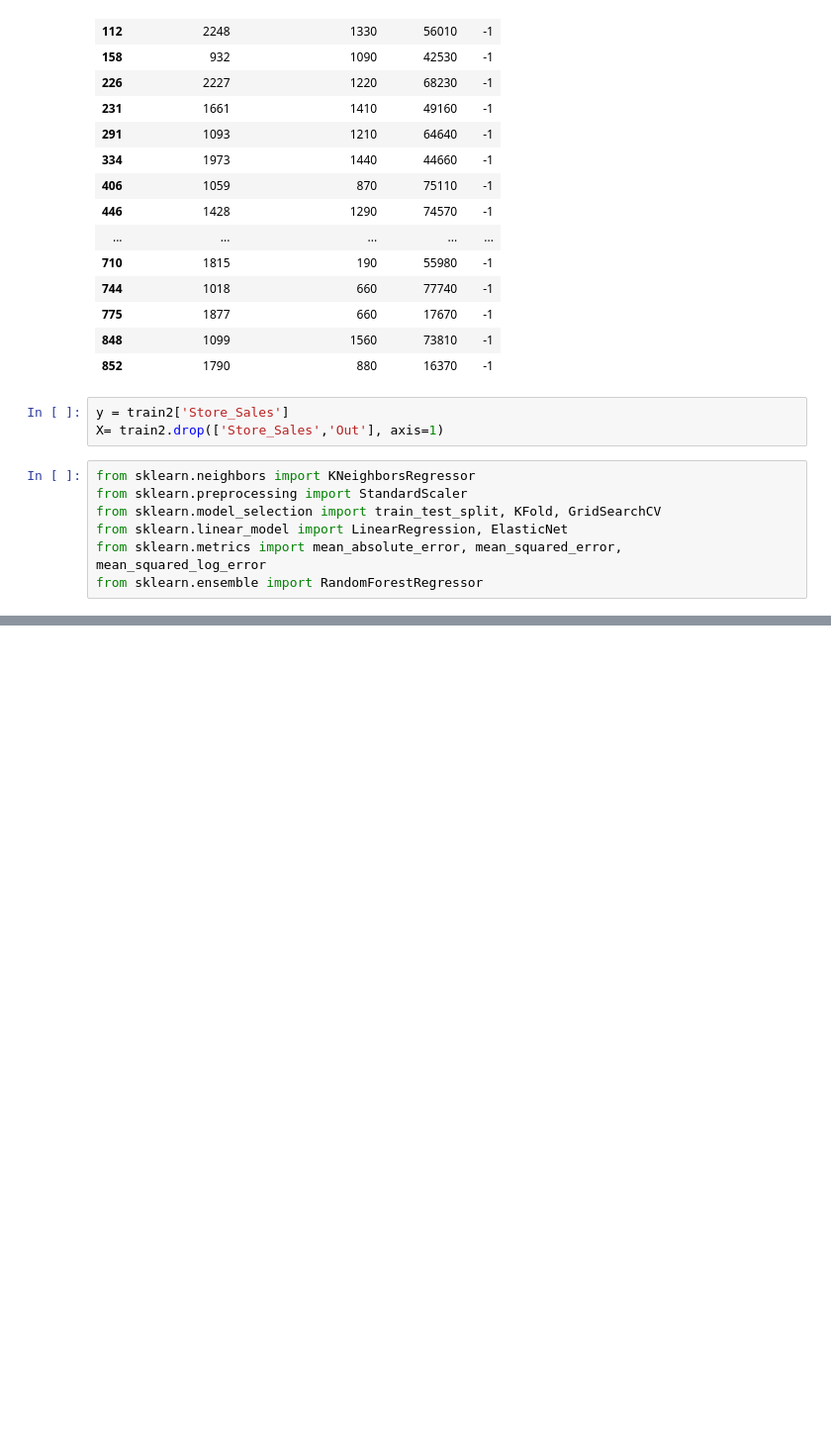
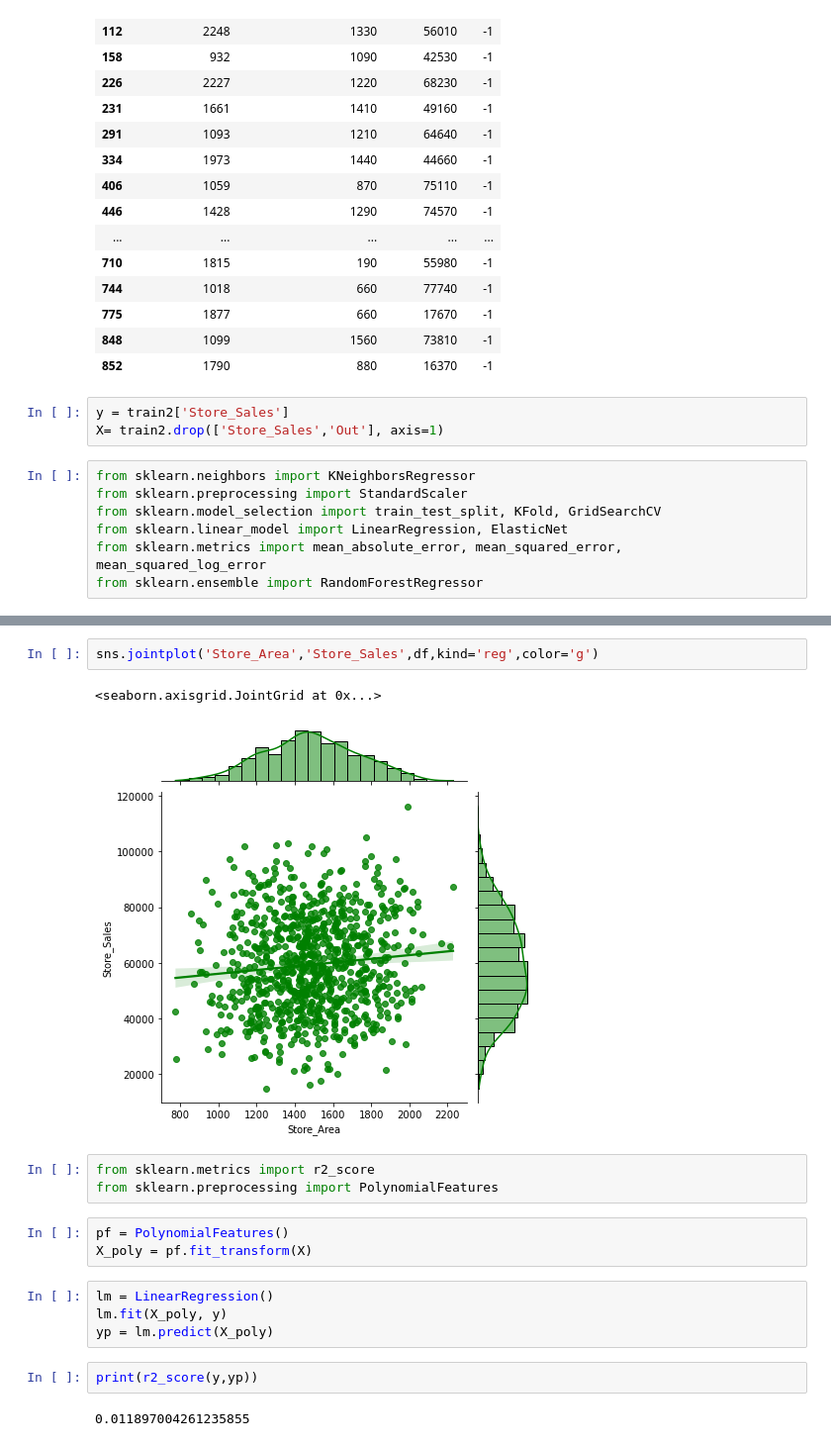
Before and after one commit to teoaleh/Data-Science-Projects, a Jupyter notebook: Supermarket store branches sales analysis/Graphs-Copy1.ipynb, the cells around one changed output, grey strips where cells are left out. Shown: that part at 99% size. Cells and saved outputs as stored; diff of their text form; blank space fills up the shorter version.

```diff
--- a/Supermarket store branches sales analysis/Graphs-Copy1.ipynb
+++ b/Supermarket store branches sales analysis/Graphs-Copy1.ipynb
@@ -336,0 +369,19 @@ MAE: 14487.511363636364
+# %%
+sns.jointplot('Store_Area','Store_Sales',df,kind='reg',color='g')
+# %% [output]
+<seaborn.axisgrid.JointGrid at 0x...>
+[figure, added]
+# %%
+from sklearn.metrics import r2_score
+from sklearn.preprocessing import PolynomialFeatures
+# %%
+pf = PolynomialFeatures()
+X_poly = pf.fit_transform(X)
+# %%
+lm = LinearRegression()
+lm.fit(X_poly, y)
+yp = lm.predict(X_poly)
+# %%
+print(r2_score(y,yp))
+# %% [output]
+0.011897004261235855
```
Also changed, not shown: parts of 6 cells of this notebook.
